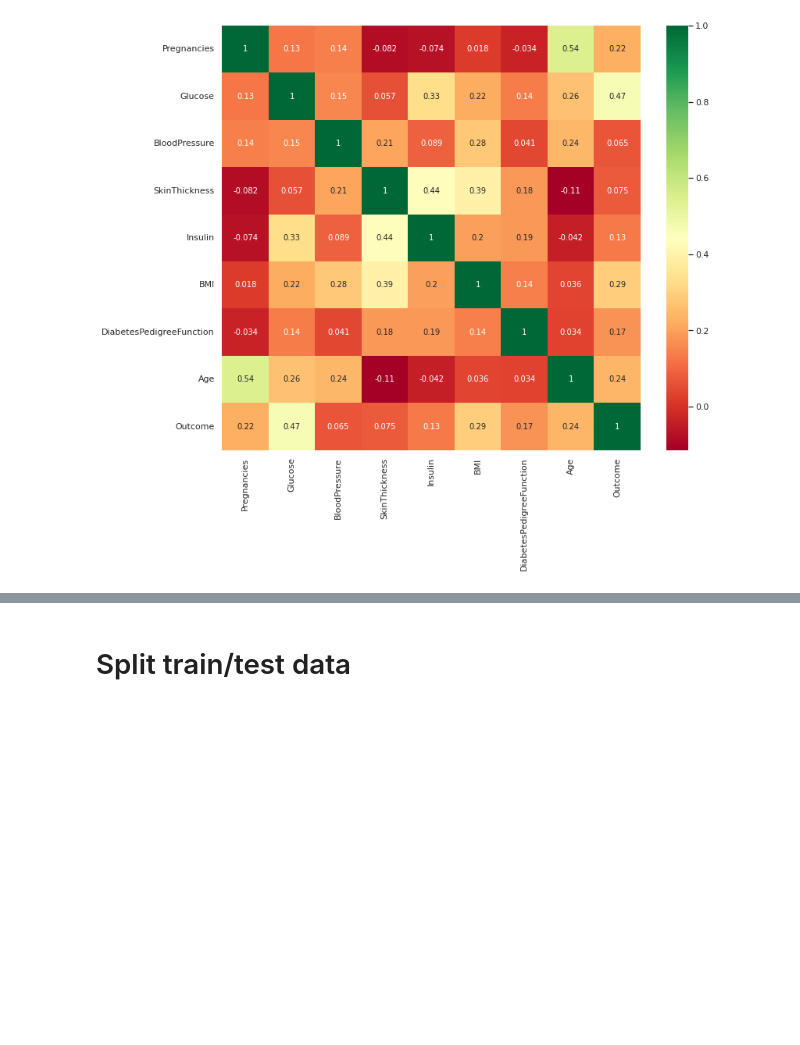
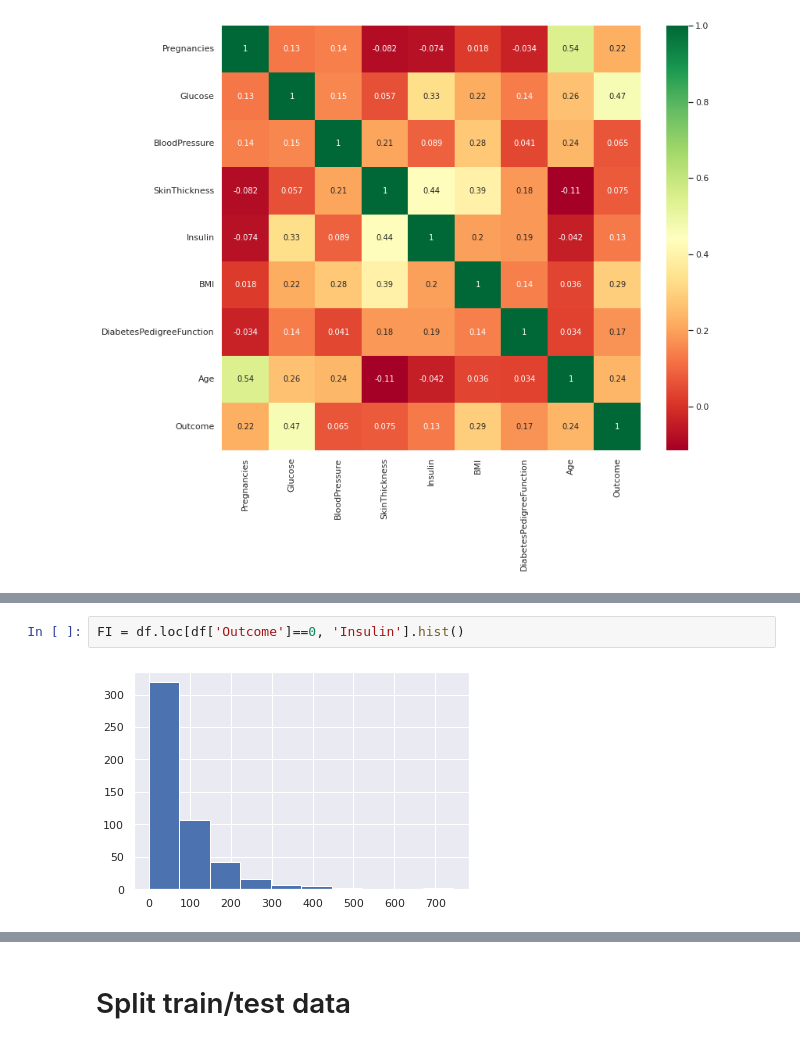
Before and after one commit to masinde70/Capstone, a Jupyter notebook: capstone.ipynb, the cells around one changed output, grey strips where cells are left out. Cells and saved outputs as stored; diff of their text form; blank space fills up the shorter version.

```diff
--- a/capstone.ipynb
+++ b/capstone.ipynb
@@ -190,0 +216,4 @@ p=sns.heatmap(df.corr(), annot=True,cmap ='RdYlGn')
+# %%
+FI = df.loc[df['Outcome']==0, 'Insulin'].hist()
+# %% [output]
+[figure, added]
```
Also changed, not shown: parts of 38 cells of this notebook.
